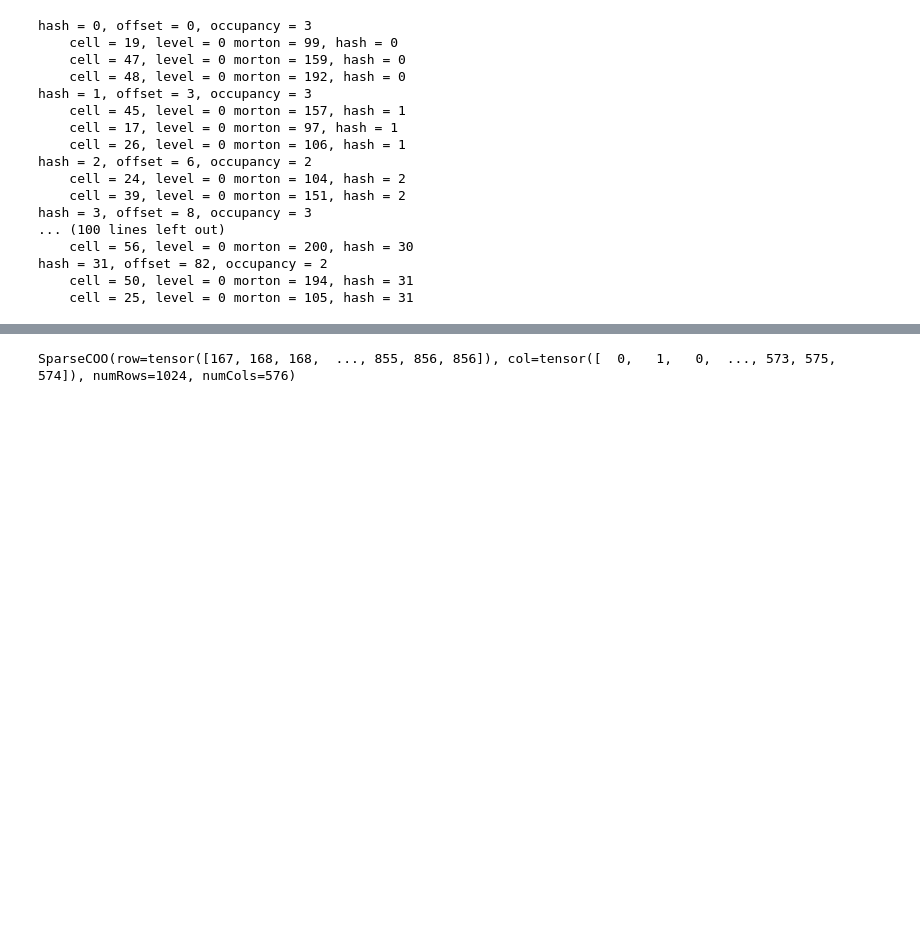
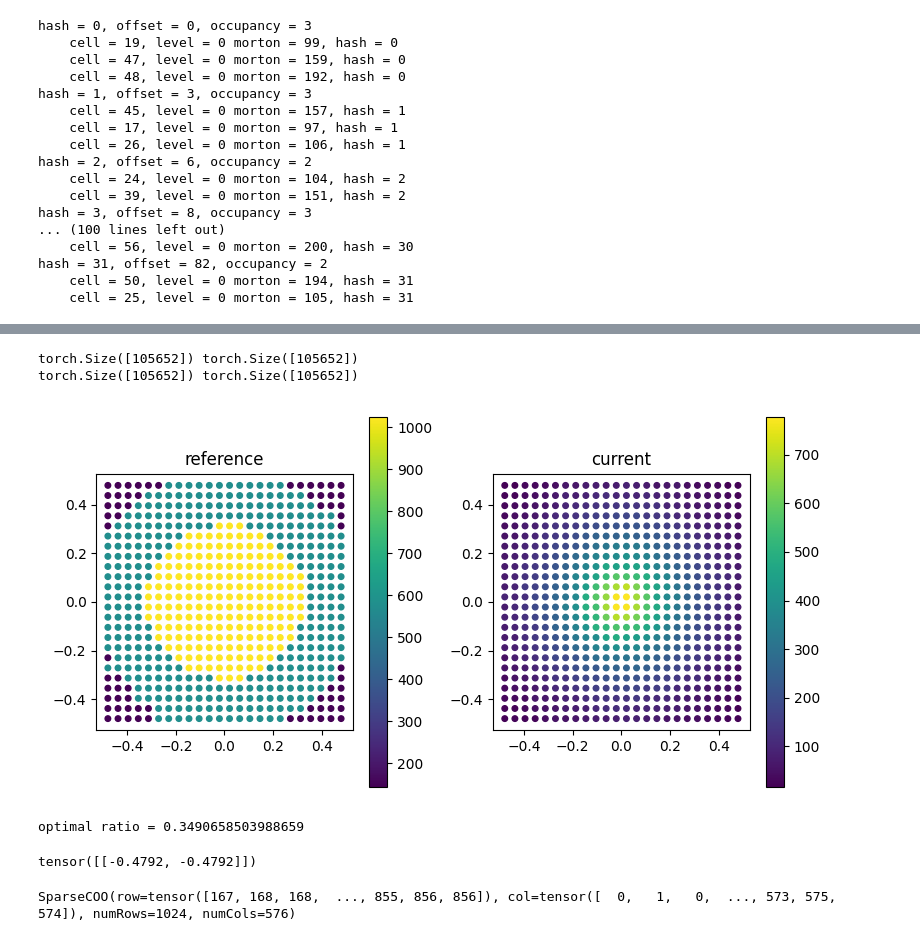
Before and after one commit to wi-re/torchCompactRadius, a Jupyter notebook: test.ipynb, the cells around one changed output, grey strips where cells are left out. Saved outputs shown, nothing was run; the diff lists cells and outputs as text; code cells hidden in the pictures; blank space fills up the shorter version.

```diff
--- a/test.ipynb
+++ b/test.ipynb
@@ -527,0 +383,3 @@ for i, cell in enumerate(cells):
+# %%
+neighborRows = mlmAdjacency.row
+neighborCols = mlmAdjacency.col
@@ -528,3 +418,52 @@ for i, cell in enumerate(cells):
+# %%
+refRows = adjacency.row
+refCols = adjacency.col
+
+print(neighborRows.shape, neighborCols.shape)
+print(refRows.shape, refCols.shape)
+
+from torchCompactRadius.util import coo_to_csr
+refNumNeighbors = coo_to_csr(adjacency).rowEntries
+
+curCoo = SparseCOO(neighborRows, neighborCols, numRows = len(pointCloudY.positions), numCols = len(pointCloudX.positions))
+curNumNeighbors = coo_to_csr(curCoo).rowEntries
+# %% [output]
+torch.Size([105652]) torch.Size([105652])
+torch.Size([105652]) torch.Size([105652])
+# %%
+fig, axis = plt.subplots(1, 2, figsize = (8, 4), squeeze=False)
+
+
+searchLevels_ = pointCloudY.supports / hCell
+searchLevels_ = torch.floor(searchLevels_)
+searchLevels_ = torch.clamp(searchLevels_, 0, levels)
+# searchLevels = searchLevels.int() - 1
+
+ratio = (curNumNeighbors.cpu().numpy()) / candidates
+
+sc = axis[0,0].scatter(pointCloudY.positions[:,0], pointCloudY.positions[:,1], s = 16, c = candidates)
+fig.colorbar(sc, ax = axis[0,0])
+axis[0,0].set_aspect('equal')
+axis[0,0].set_title('reference')
+
+sc = axis[0,1].scatter(pointCloudY.positions[:,0], pointCloudY.positions[:,1], s = 16, c = (curNumNeighbors).cpu().numpy())
+# sc = axis[0,1].scatter(pointCloudY.positions[:,0], pointCloudY.positions[:,1], s = 16, c = ratio)
+fig.colorbar(sc, ax = axis[0,1])
+axis[0,1].set_aspect('equal')
+axis[0,1].set_title('current')
+
+fig.tight_layout()
+# %% [output]
+[figure, added]
+# %%
+optimalRatio = 9 / np.pi
+print(f'optimal ratio = {1/optimalRatio}')
+# %% [output]
+optimal ratio = 0.3490658503988659
+# %%
+pos_i.view(1,-1)
+# %% [output]
+tensor([[-0.4792, -0.4792]])
 # %%
 
 cooAdjacency = radiusSearch(pointCloudX, pointCloudY, algorithm = 'compact', domain = domainDescription, mode = 'symmetric')
```
Also changed, not shown: parts of 25 cells of this notebook, 19 other files.
